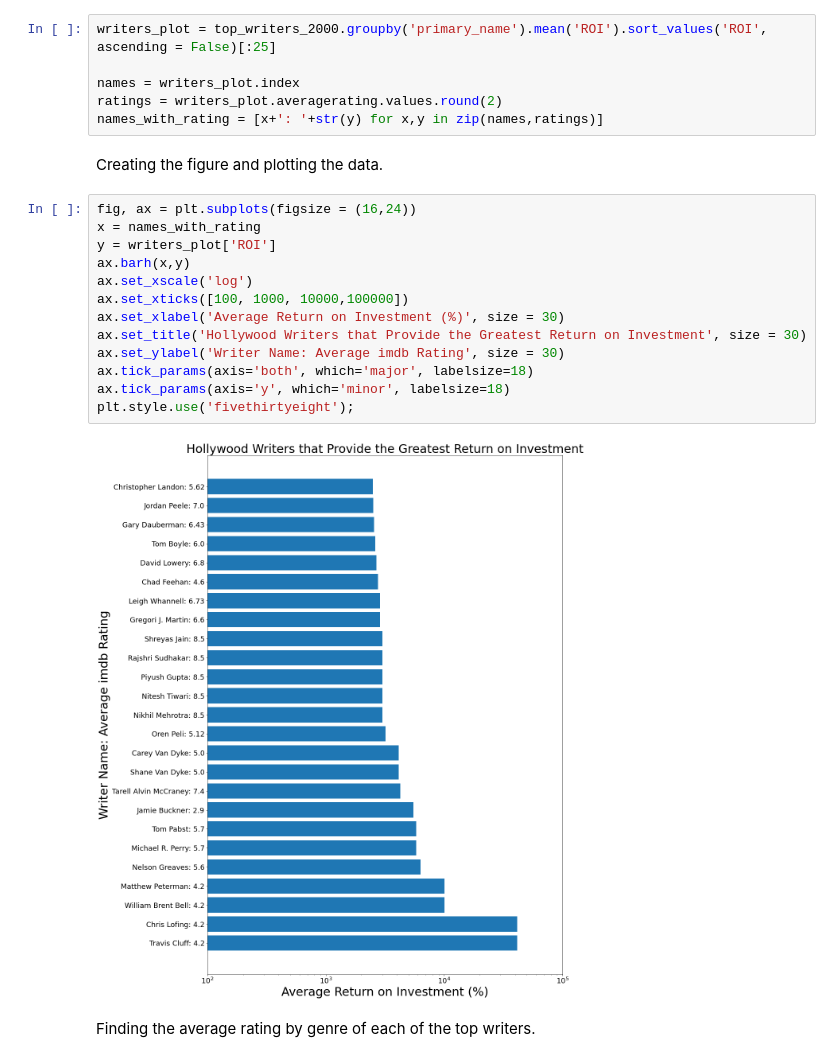
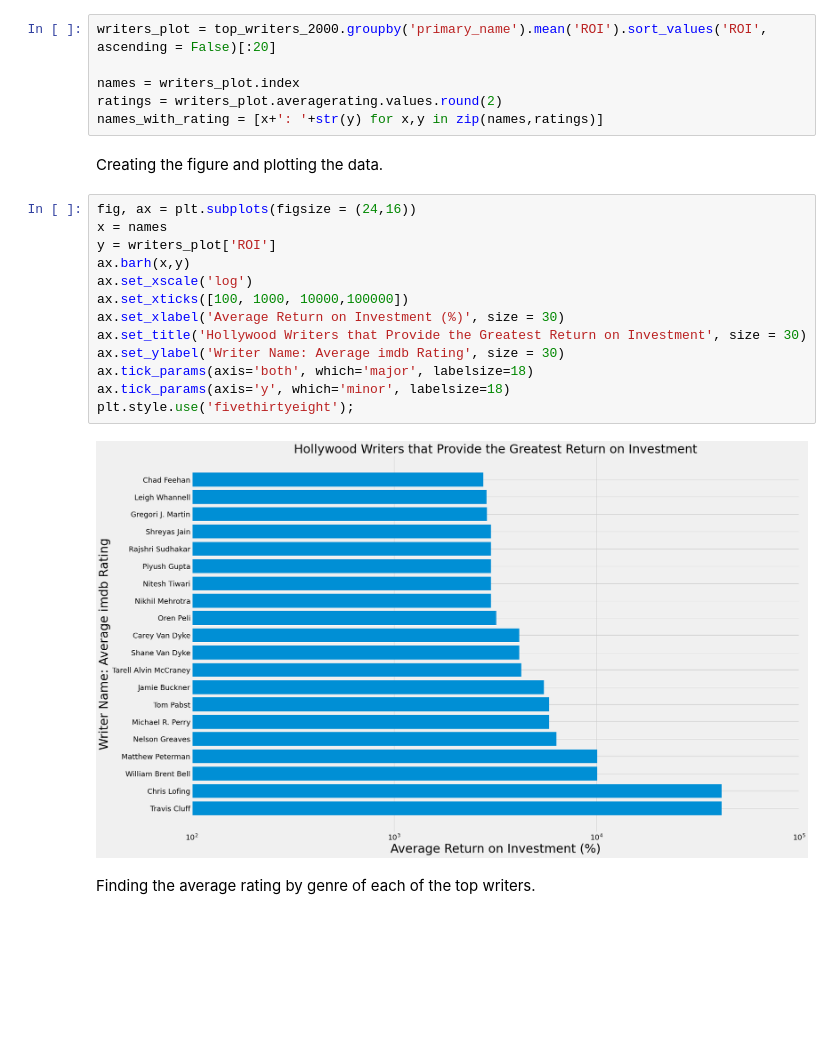
Before and after one commit to zach-hanly/microsoft_movie_project, a Jupyter notebook: tj/Workbook.ipynb, the cells around one changed output. Drawn from its saved outputs; the diff is of its cells as text; blank space fills up the shorter version.

Commit message:
Update Images

```diff
--- a/tj/Workbook.ipynb
+++ b/tj/Workbook.ipynb
@@ -69,7 +69,7 @@ Finding the top writers in Hollywood based on Return on Investment, filtering fo
 top_writers = writers_profit.where(writers_profit['ROI'] > 1).sort_values('ROI', ascending = False)
 top_writers_2000 = top_writers[(top_writers['release_date'] > '2000-1-1')]
 # %%
-writers_plot = top_writers_2000.groupby('primary_name').mean('ROI').sort_values('ROI', ascending = False)[:25]
+writers_plot = top_writers_2000.groupby('primary_name').mean('ROI').sort_values('ROI', ascending = False)[:20]
 
 names = writers_plot.index
 ratings = writers_plot.averagerating.values.round(2)
@@ -77,20 +77,20 @@ names_with_rating = [x+': '+str(y) for x,y in zip(names,ratings)]
 # %% [markdown]
 Creating the figure and plotting the data.
 # %%
-fig, ax = plt.subplots(figsize = (16,24))
-x = names_with_rating
+fig, ax = plt.subplots(figsize = (24,16))
+x = names
 y = writers_plot['ROI']
 ax.barh(x,y)
 ax.set_xscale('log')
 ax.set_xticks([100, 1000, 10000,100000])
 ax.set_xlabel('Average Return on Investment (%)', size = 30)
 ax.set_title('Hollywood Writers that Provide the Greatest Return on Investment', size = 30)
 ax.set_ylabel('Writer Name: Average imdb Rating', size = 30)
 ax.tick_params(axis='both', which='major', labelsize=18)
 ax.tick_params(axis='y', which='minor', labelsize=18)
 plt.style.use('fivethirtyeight');
 # %% [output]
-[figure, old version]
+[figure, new version]
 # %% [markdown]
 Finding the average rating by genre of each of the top writers.
 # %%
```
